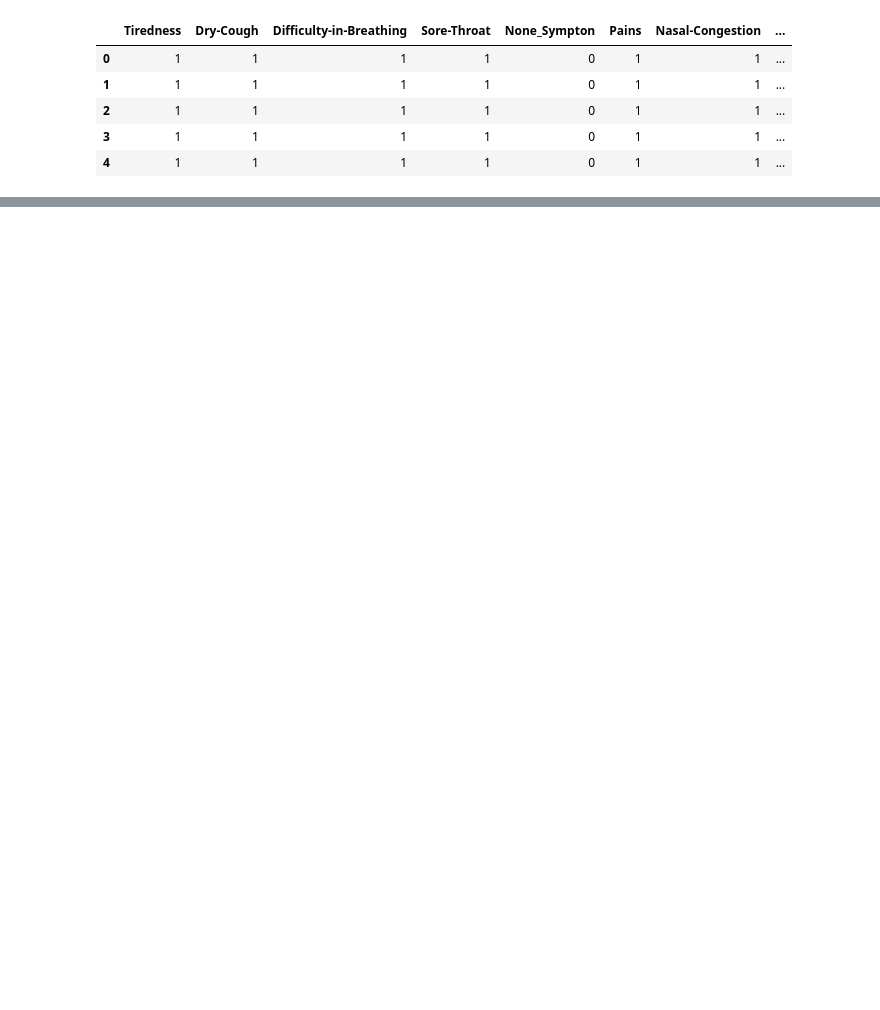
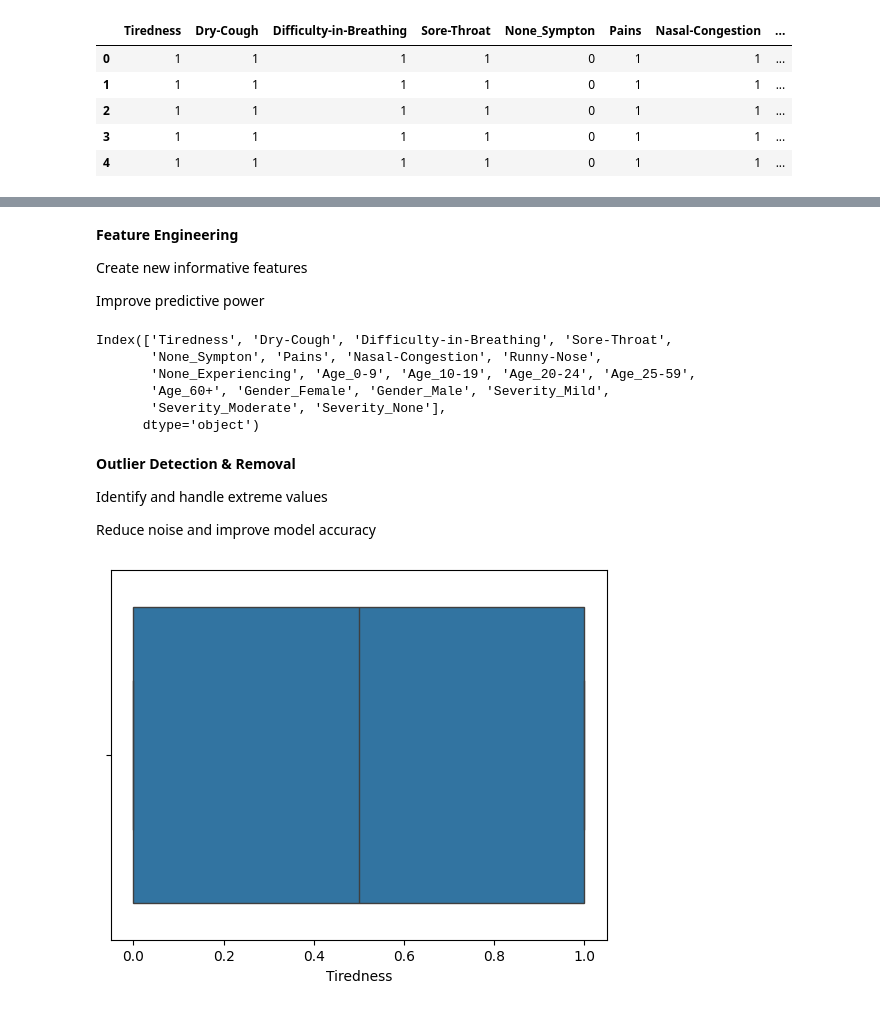
Before and after one commit to ChrisKabumba/GRP-B-ISP-ChrisKabumba, a Jupyter notebook: Model Training.ipynb, the cells around one changed output, grey strips where cells are left out. Saved outputs shown, nothing was run; the diff lists cells and outputs as text; code cells hidden in the pictures; blank space fills up the shorter version.

Commit message:
Feature selection and engineering

```diff
--- a/Model Training.ipynb
+++ b/Model Training.ipynb
@@ -21,0 +72,15 @@ df.head()
+# %% [markdown]
+**Feature Engineering**
+
+Create new informative features
+
+Improve predictive power
+# %%
+df.columns
+# %% [output]
+Index(['Tiredness', 'Dry-Cough', 'Difficulty-in-Breathing', 'Sore-Throat',
+       'None_Sympton', 'Pains', 'Nasal-Congestion', 'Runny-Nose',
+       'None_Experiencing', 'Age_0-9', 'Age_10-19', 'Age_20-24', 'Age_25-59',
+       'Age_60+', 'Gender_Female', 'Gender_Male', 'Severity_Mild',
+       'Severity_Moderate', 'Severity_None'],
+      dtype='object')
@@ -21,0 +94,11 @@ df.head()
+# %% [markdown]
+**Outlier Detection & Removal**
+
+Identify and handle extreme values
+
+Reduce noise and improve model accuracy
+# %%
+sns.boxplot(x=df['Tiredness'])
+outliers = df[df['Tiredness'] > df['Tiredness'].quantile(0.99)]
+# %% [output]
+[figure, added]
```
Also changed, not shown: parts of 21 cells of this notebook.
